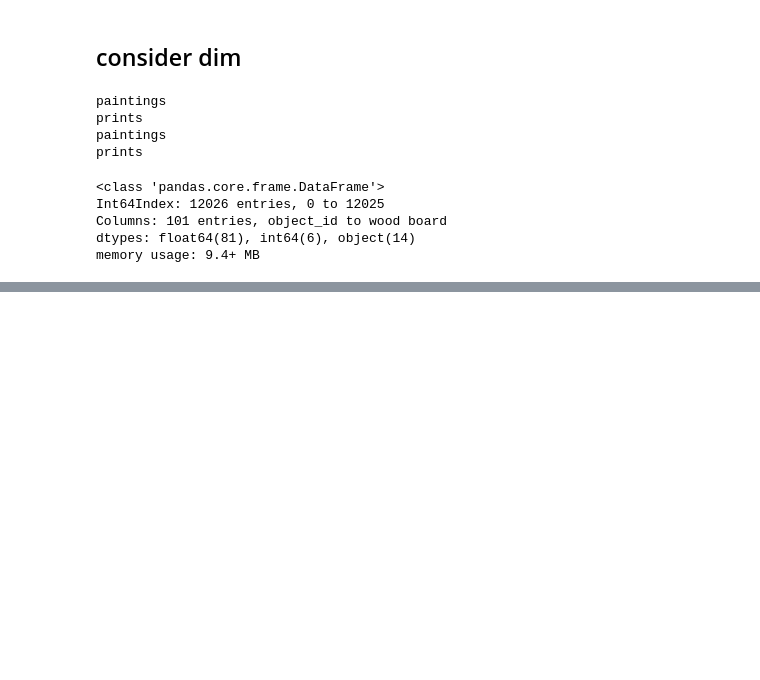
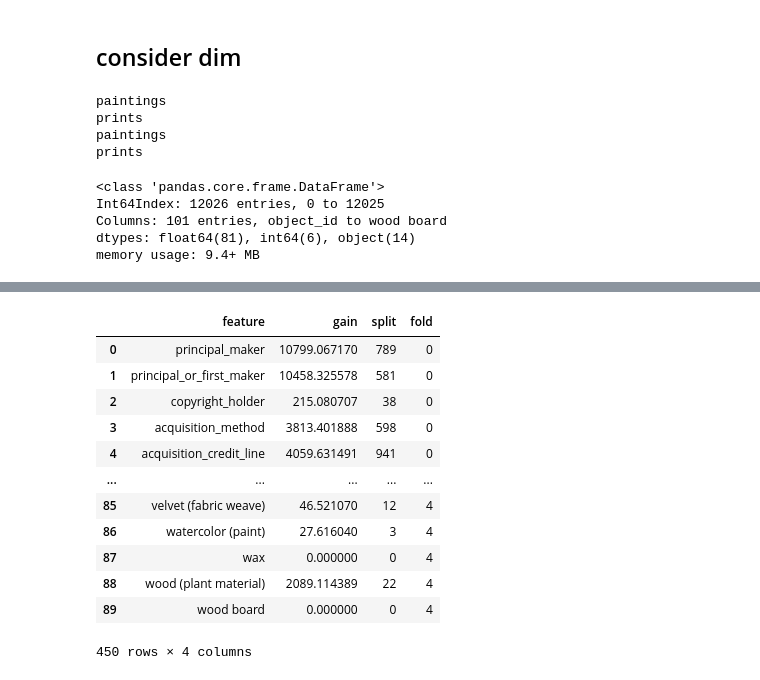
Before and after one commit to heizari/atma_10_art, a Jupyter notebook: notebook/007_lgb.ipynb, the cells around one changed output, grey strips where cells are left out. Cells and saved outputs as stored; diff of their text form; code cells hidden in the pictures; blank space fills up the shorter version.

```diff
--- a/notebook/007_lgb.ipynb
+++ b/notebook/007_lgb.ipynb
@@ -264,3 +260,19 @@ Training until validation scores don't improve for 200 rounds
 Early stopping, best iteration is:
 [270]   training's rmse: 0.989177       valid_1's rmse: 1.07442
 1.0852539648943893
+# %%
+feature_importances
+# %% [output]
+|  | feature | gain | split | fold |
+| 0 | principal_maker | 10799.067170 | 789 | 0 |
+| 1 | principal_or_first_maker | 10458.325578 | 581 | 0 |
+| 2 | copyright_holder | 215.080707 | 38 | 0 |
+| 3 | acquisition_method | 3813.401888 | 598 | 0 |
+| 4 | acquisition_credit_line | 4059.631491 | 941 | 0 |
+| ... | ... | ... | ... | ... |
+| 85 | velvet (fabric weave) | 46.521070 | 12 | 4 |
+| 86 | watercolor (paint) | 27.616040 | 3 | 4 |
+| 87 | wax | 0.000000 | 0 | 4 |
+| 88 | wood (plant material) | 2089.114389 | 22 | 4 |
+| 89 | wood board | 0.000000 | 0 | 4 |
+450 rows × 4 columns
```
Also changed, not shown: parts of 6 cells of this notebook, 3 other files.
